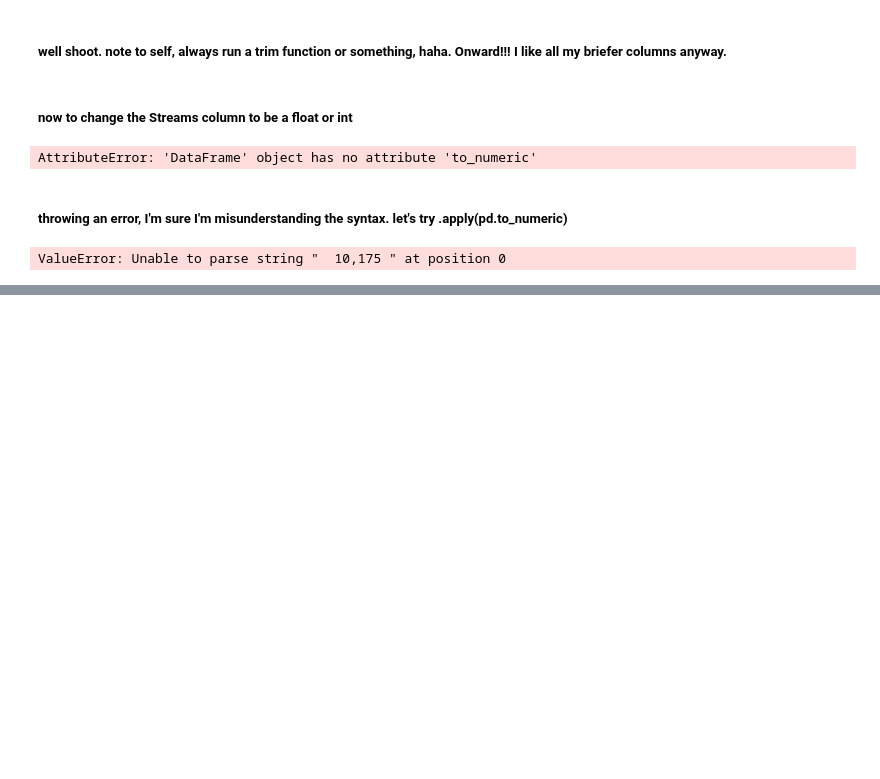
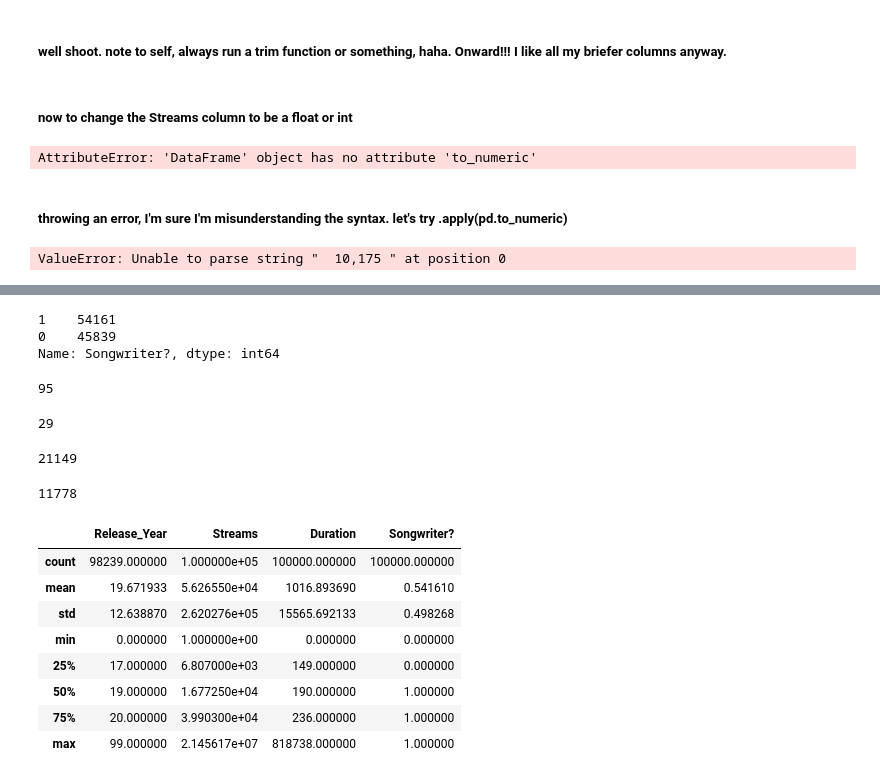
Before and after one commit to NSS-Data-Analytics-Cohort-6/mlc-project-nan-nagini, a Jupyter notebook: notebooks/Abi_MLC.ipynb, the cells around one changed output, grey strips where cells are left out. Saved outputs shown, nothing was run; the diff lists cells and outputs as text; code cells hidden in the pictures; blank space fills up the shorter version.

```diff
--- a/notebooks/Abi_MLC.ipynb
+++ b/notebooks/Abi_MLC.ipynb
@@ -200,0 +356,34 @@ ValueError: Unable to parse string "  10,175 " at position 0
+# %%
+clean['Songwriter?'].value_counts()
+# %% [output]
+1    54161
+0    45839
+Name: Songwriter?, dtype: int64
+# %%
+clean.Release_Year.nunique()
+# %% [output]
+95
+# %%
+clean.DSP.nunique()
+# %% [output]
+29
+# %%
+clean.Artist.nunique()
+# %% [output]
+21149
+# %%
+clean.Label.nunique()
+# %% [output]
+11778
+# %%
+clean.describe()
+# %% [output]
+|  | Release_Year | Streams | Duration | Songwriter? |
+| count | 98239.000000 | 1.000000e+05 | 100000.000000 | 100000.000000 |
+| mean | 19.671933 | 5.626550e+04 | 1016.893690 | 0.541610 |
+| std | 12.638870 | 2.620276e+05 | 15565.692133 | 0.498268 |
+| min | 0.000000 | 1.000000e+00 | 0.000000 | 0.000000 |
+| 25% | 17.000000 | 6.807000e+03 | 149.000000 | 0.000000 |
+| 50% | 19.000000 | 1.677250e+04 | 190.000000 | 1.000000 |
+| 75% | 20.000000 | 3.990300e+04 | 236.000000 | 1.000000 |
+| max | 99.000000 | 2.145617e+07 | 818738.000000 | 1.000000 |
```
Also changed, not shown: parts of 17 cells of this notebook.
